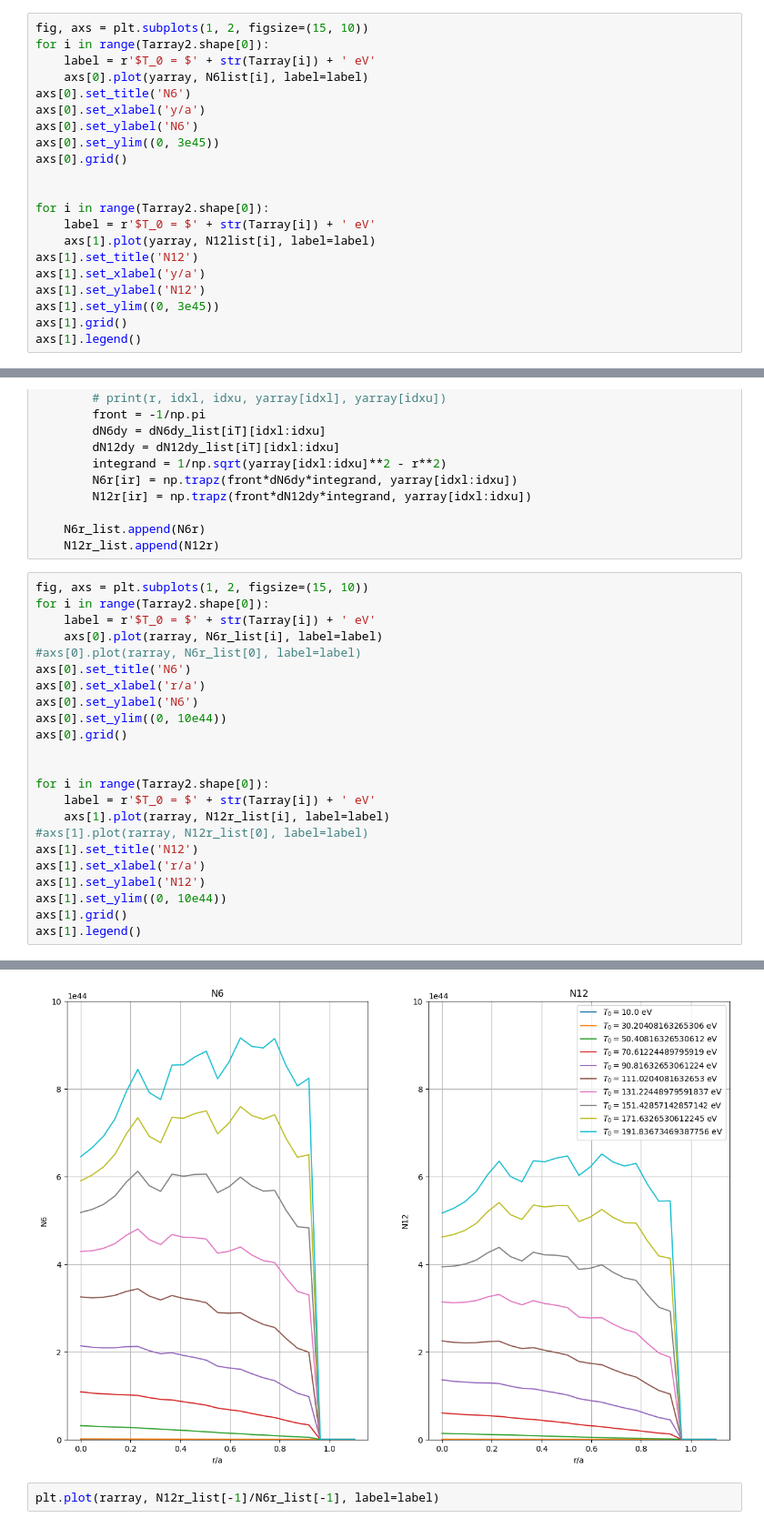
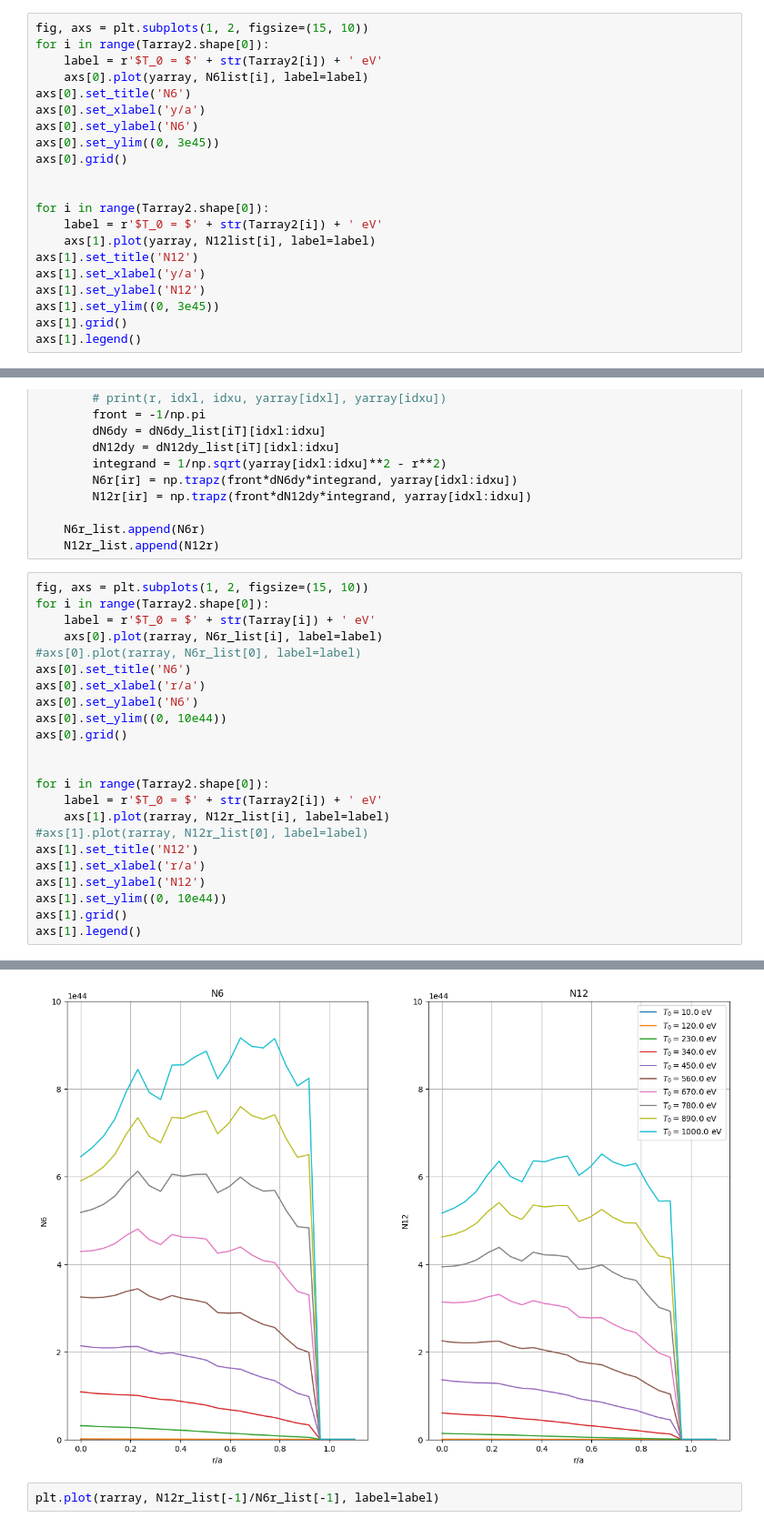
Before and after one commit to vandelij/plasma_diagnostic_hw, a Jupyter notebook: HW3.ipynb, the cells around one changed output, grey strips where cells are left out. Shown at 91% size. Cells and saved outputs as stored; diff of their text form.

```diff
--- a/HW3.ipynb
+++ b/HW3.ipynb
@@ -424,7 +428,7 @@ plt.plot(yarray, N6list[-1])
 # %%
 fig, axs = plt.subplots(1, 2, figsize=(15, 10))
 for i in range(Tarray2.shape[0]):
-    label = r'$T_0 = $' + str(Tarray[i]) + ' eV'
+    label = r'$T_0 = $' + str(Tarray2[i]) + ' eV'
     axs[0].plot(yarray, N6list[i], label=label)
 axs[0].set_title('N6')
 axs[0].set_xlabel('y/a')
@@ -434,7 +438,7 @@ axs[0].grid()
 
 
 for i in range(Tarray2.shape[0]):
-    label = r'$T_0 = $' + str(Tarray[i]) + ' eV'
+    label = r'$T_0 = $' + str(Tarray2[i]) + ' eV'
     axs[1].plot(yarray, N12list[i], label=label)
 axs[1].set_title('N12')
 axs[1].set_xlabel('y/a')
@@ -482,29 +486,29 @@ for iT in range(Tarray2.shape[0]):
 # %%
 fig, axs = plt.subplots(1, 2, figsize=(15, 10))
 for i in range(Tarray2.shape[0]):
     label = r'$T_0 = $' + str(Tarray[i]) + ' eV'
     axs[0].plot(rarray, N6r_list[i], label=label)
 #axs[0].plot(rarray, N6r_list[0], label=label)
 axs[0].set_title('N6')
 axs[0].set_xlabel('r/a')
 axs[0].set_ylabel('N6')
 axs[0].set_ylim((0, 10e44))
 axs[0].grid()
 
 
 for i in range(Tarray2.shape[0]):
-    label = r'$T_0 = $' + str(Tarray[i]) + ' eV'
+    label = r'$T_0 = $' + str(Tarray2[i]) + ' eV'
     axs[1].plot(rarray, N12r_list[i], label=label)
 #axs[1].plot(rarray, N12r_list[0], label=label)
 axs[1].set_title('N12')
 axs[1].set_xlabel('r/a')
 axs[1].set_ylabel('N12')
 axs[1].set_ylim((0, 10e44))
 axs[1].grid()
 axs[1].legend()
 # %% [output]
 <matplotlib.legend.Legend at 0x...>
-[figure, old version]
+[figure, new version]
 # %%
 plt.plot(rarray, N12r_list[-1]/N6r_list[-1], label=label)
 # %% [output]
```
Also changed, not shown: parts of 2 cells of this notebook.
